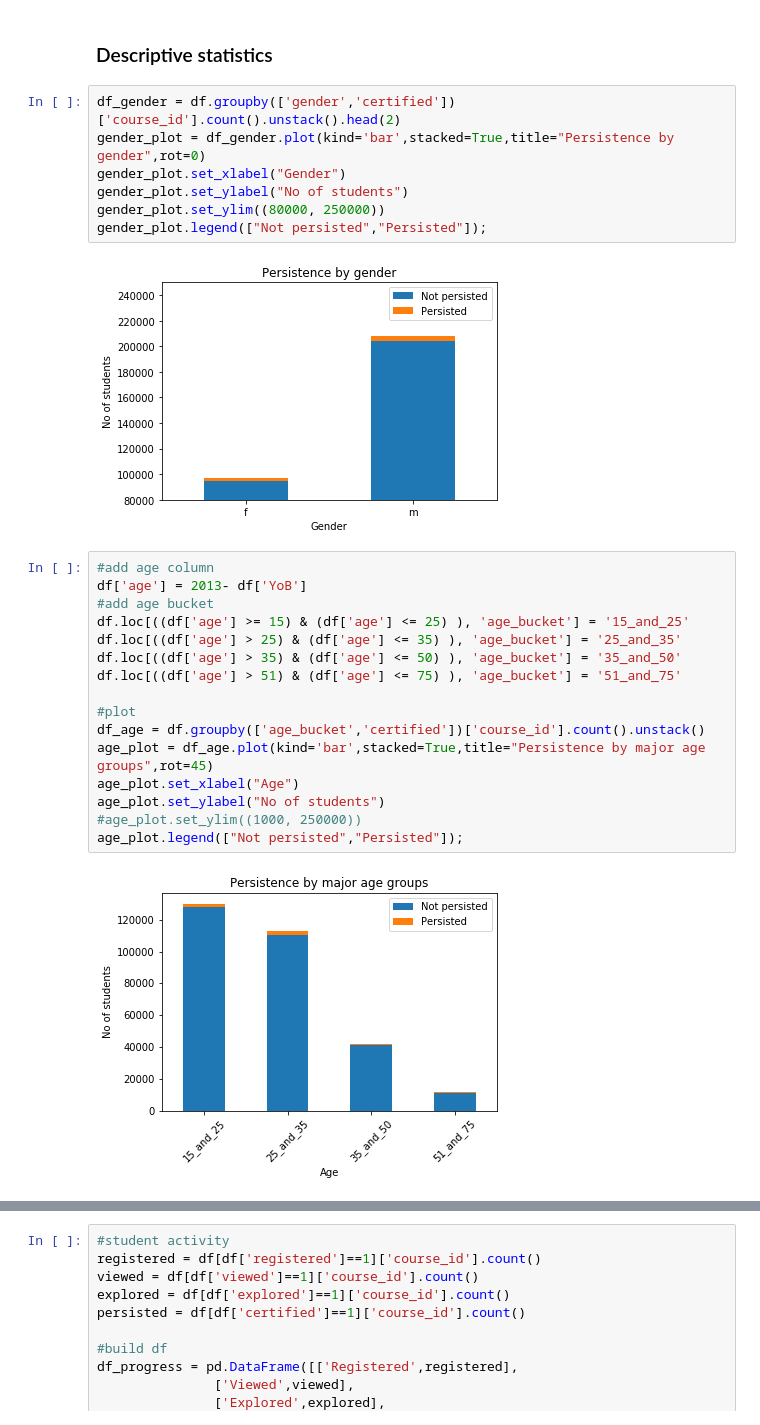
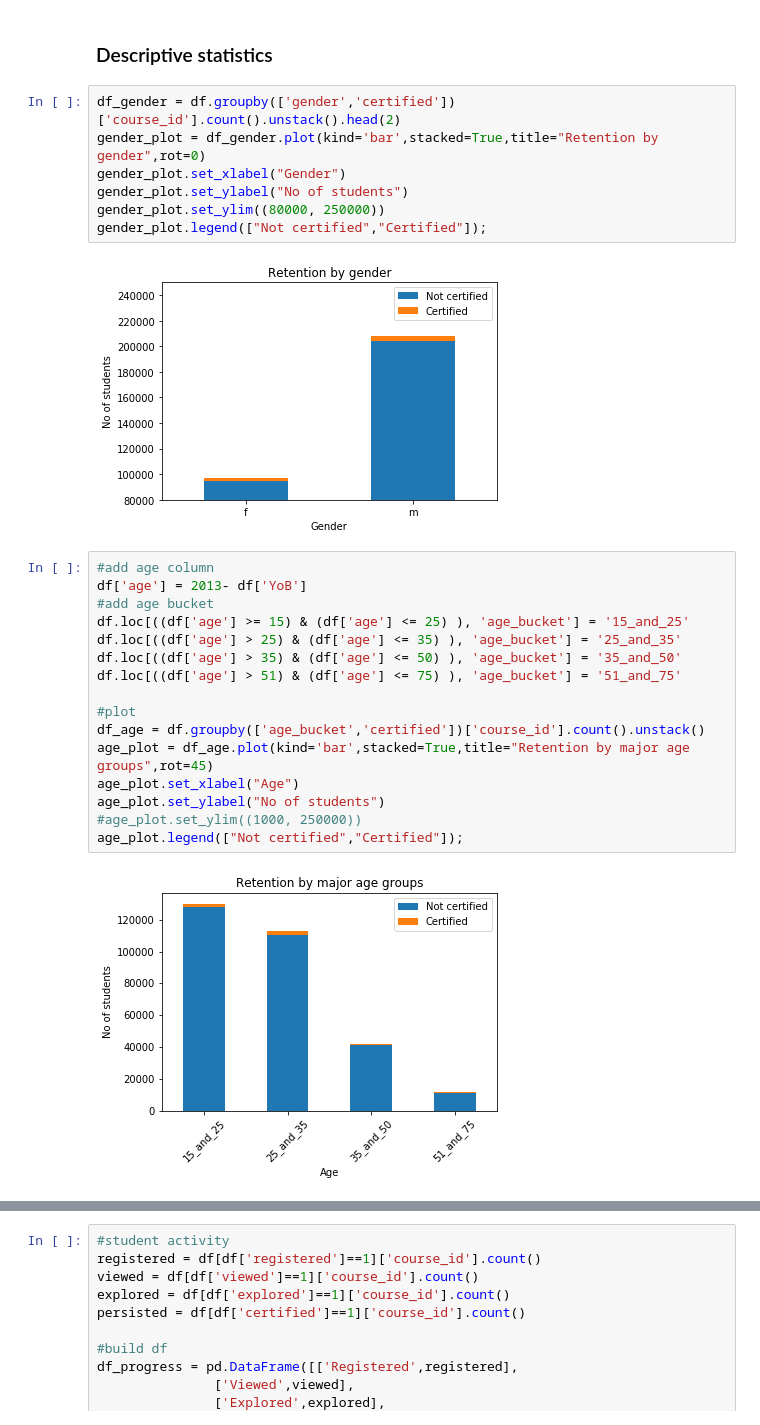
Before and after one commit to pshetty44/ed-tech, a Jupyter notebook: MOOC data analysis and model build.ipynb, the cells around one changed output, grey strips where cells are left out. Drawn from its saved outputs; the diff is of its cells as text.

```diff
--- a/MOOC data analysis and model build.ipynb
+++ b/MOOC data analysis and model build.ipynb
@@ -31,13 +28,13 @@ df.head(5)
 ### Descriptive statistics
 # %%
 df_gender = df.groupby(['gender','certified'])['course_id'].count().unstack().head(2)
-gender_plot = df_gender.plot(kind='bar',stacked=True,title="Persistence by gender",rot=0)
+gender_plot = df_gender.plot(kind='bar',stacked=True,title="Retention by gender",rot=0)
 gender_plot.set_xlabel("Gender")
 gender_plot.set_ylabel("No of students")
 gender_plot.set_ylim((80000, 250000))
-gender_plot.legend(["Not persisted","Persisted"]);
+gender_plot.legend(["Not certified","Certified"]);
 # %% [output]
-[figure, old version]
+[figure, new version]
 # %%
 #add age column
 df['age'] = 2013- df['YoB']
@@ -49,13 +46,13 @@ df.loc[((df['age'] > 51) & (df['age'] <= 75) ), 'age_bucket'] = '51_and_75'
 
 #plot
 df_age = df.groupby(['age_bucket','certified'])['course_id'].count().unstack()
-age_plot = df_age.plot(kind='bar',stacked=True,title="Persistence by major age groups",rot=45)
+age_plot = df_age.plot(kind='bar',stacked=True,title="Retention by major age groups",rot=45)
 age_plot.set_xlabel("Age")
 age_plot.set_ylabel("No of students")
 #age_plot.set_ylim((1000, 250000))
-age_plot.legend(["Not persisted","Persisted"]);
+age_plot.legend(["Not certified","Certified"]);
 # %% [output]
-[figure, old version]
+[figure, new version]
 # %%
 #Top countries by student registration
 df_country = df.loc[df['final_cc_cname_DI'].isin(['United States','India','Other Europe','Other Africa','United Kingdom'
```
Also changed, not shown: parts of 22 cells of this notebook.
